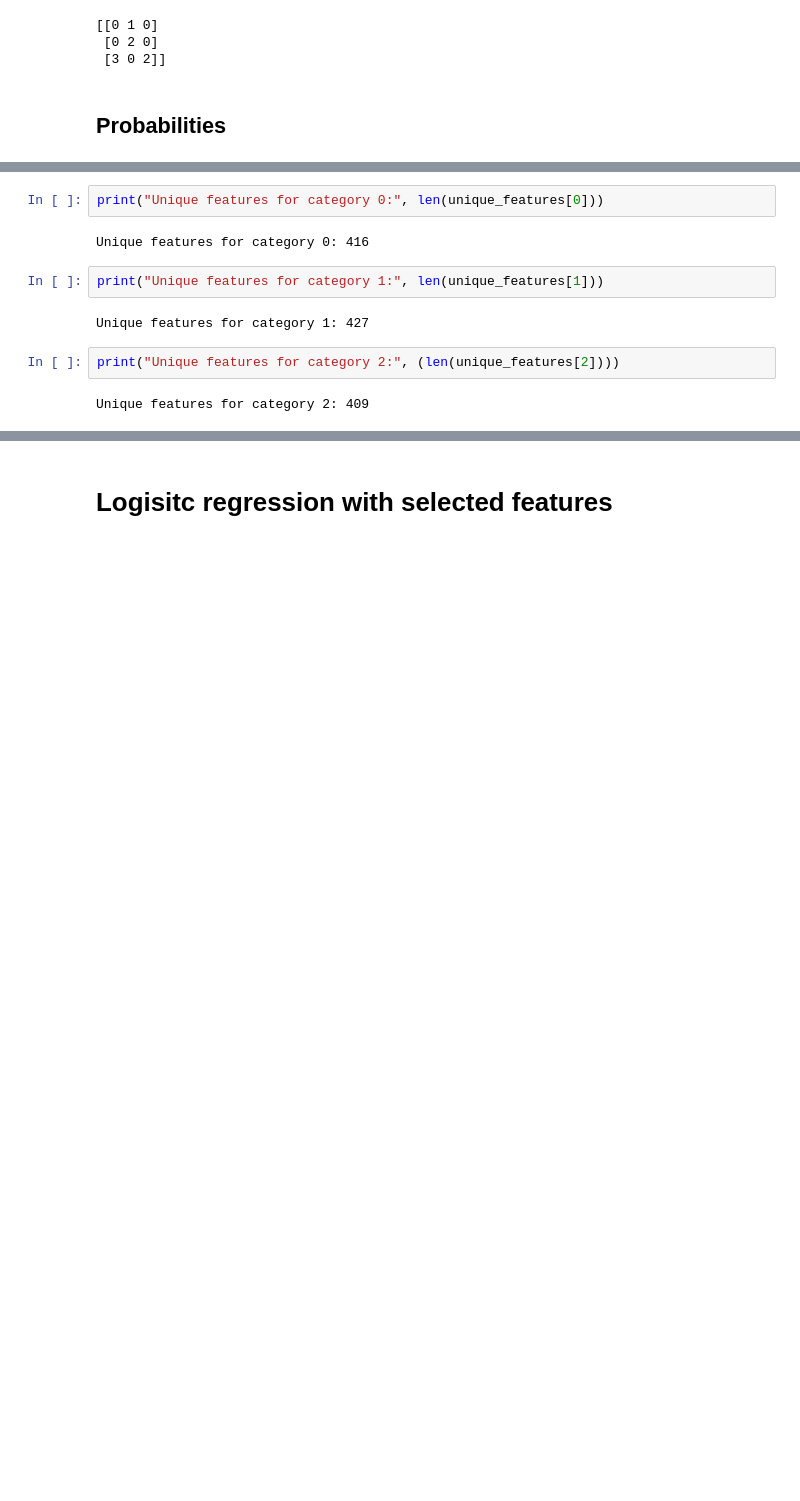
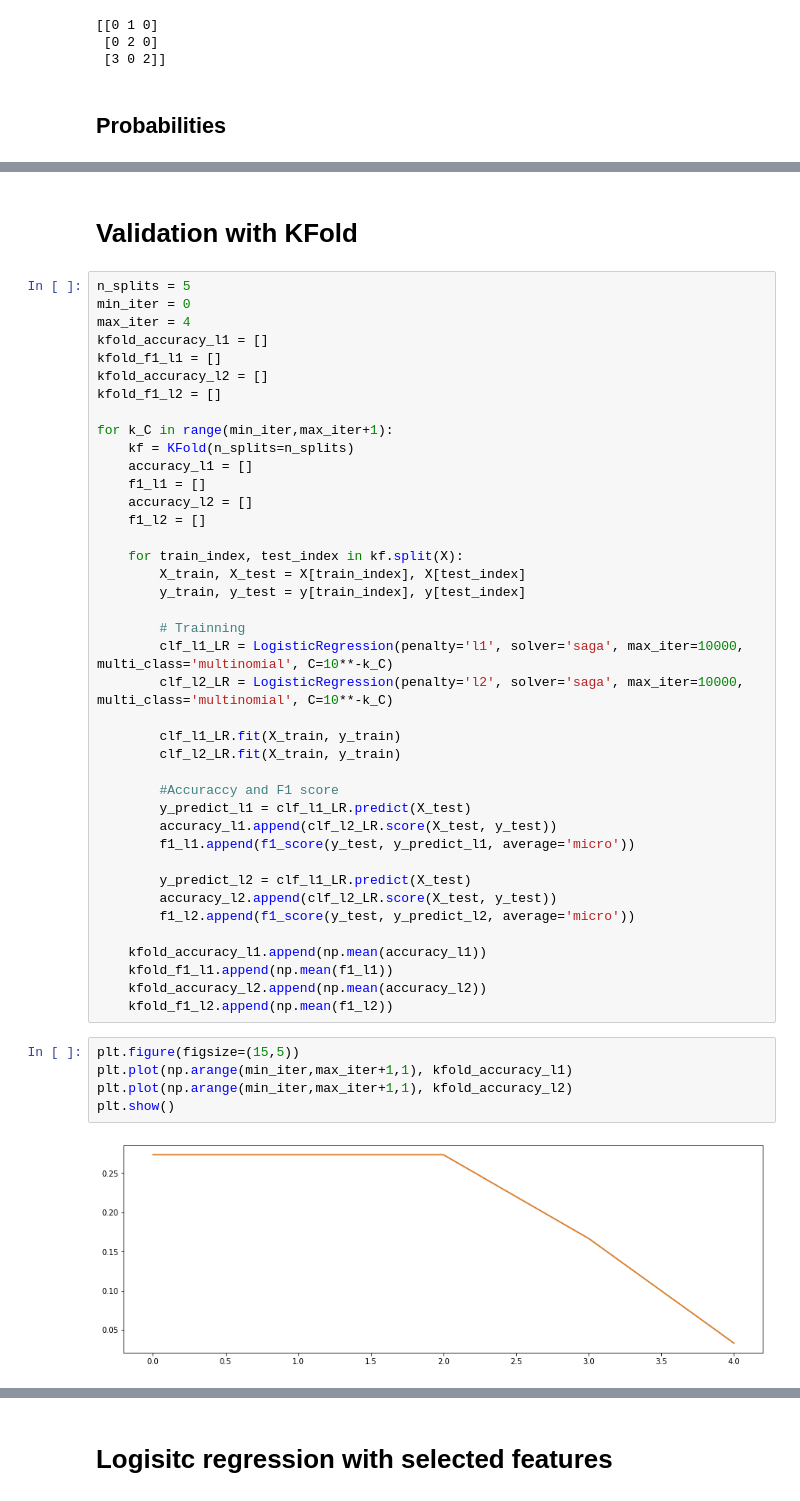
Before and after one commit to ambroisernd/epfl-breast-cancer-ml-project, a Jupyter notebook: notebooks/logistic_regression.ipynb, the cells around one changed output, grey strips where cells are left out. Cells and saved outputs as stored; diff of their text form; blank space fills up the shorter version.

Commit message:
Cleaned Logistic regression and feature selection

```diff
--- a/notebooks/logistic_regression.ipynb
+++ b/notebooks/logistic_regression.ipynb
@@ -235,12 +119,49 @@ unique_features = get_uncommon_features(categories)
-# %%
-print("Unique features for category 0:", len(unique_features[0]))
-# %% [output]
-Unique features for category 0: 416
-# %%
-print("Unique features for category 1:", len(unique_features[1]))
-# %% [output]
-Unique features for category 1: 427
-# %%
-print("Unique features for category 2:", (len(unique_features[2])))
-# %% [output]
-Unique features for category 2: 409
+# %% [markdown]
+# Validation with KFold
+# %%
+n_splits = 5
+min_iter = 0
+max_iter = 4
+kfold_accuracy_l1 = []
+kfold_f1_l1 = []
+kfold_accuracy_l2 = []
+kfold_f1_l2 = []
+
+for k_C in range(min_iter,max_iter+1):
+    kf = KFold(n_splits=n_splits)
+    accuracy_l1 = []
+    f1_l1 = []
+    accuracy_l2 = []
+    f1_l2 = []
+
+    for train_index, test_index in kf.split(X):
+        X_train, X_test = X[train_index], X[test_index]
+        y_train, y_test = y[train_index], y[test_index]
+
+        # Trainning
+        clf_l1_LR = LogisticRegression(penalty='l1', solver='saga', max_iter=10000, multi_class='multinomial', C=10**-k_C)
+        clf_l2_LR = LogisticRegression(penalty='l2', solver='saga', max_iter=10000, multi_class='multinomial', C=10**-k_C)
+
+        clf_l1_LR.fit(X_train, y_train)
+        clf_l2_LR.fit(X_train, y_train)
+
+        #Accuraccy and F1 score
+        y_predict_l1 = clf_l1_LR.predict(X_test)
+        accuracy_l1.append(clf_l2_LR.score(X_test, y_test))
+        f1_l1.append(f1_score(y_test, y_predict_l1, average='micro'))
+
+        y_predict_l2 = clf_l1_LR.predict(X_test)
+        accuracy_l2.append(clf_l2_LR.score(X_test, y_test))
+        f1_l2.append(f1_score(y_test, y_predict_l2, average='micro'))
+
+    kfold_accuracy_l1.append(np.mean(accuracy_l1))
+    kfold_f1_l1.append(np.mean(f1_l1))
+    kfold_accuracy_l2.append(np.mean(accuracy_l2))
+    kfold_f1_l2.append(np.mean(f1_l2))
+# %%
+plt.figure(figsize=(15,5))
+plt.plot(np.arange(min_iter,max_iter+1,1), kfold_accuracy_l1)
+plt.plot(np.arange(min_iter,max_iter+1,1), kfold_accuracy_l2)
+plt.show()
+# %% [output]
+[figure, added]
```
Also changed, not shown: parts of 38 cells of this notebook, 1 other file.
